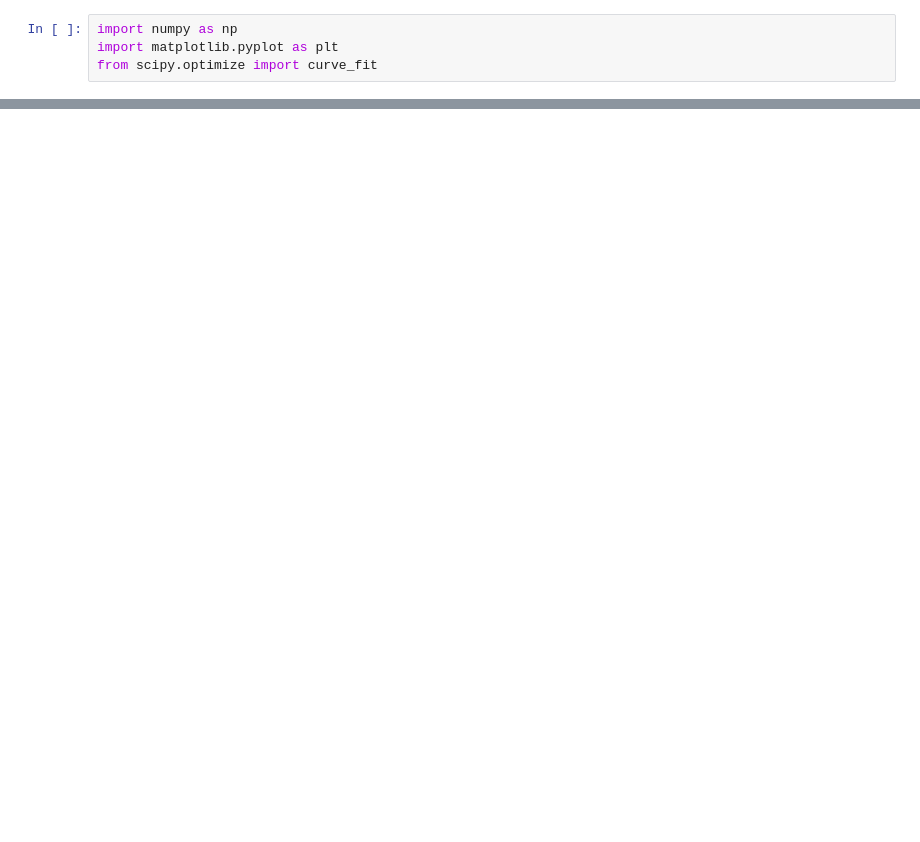
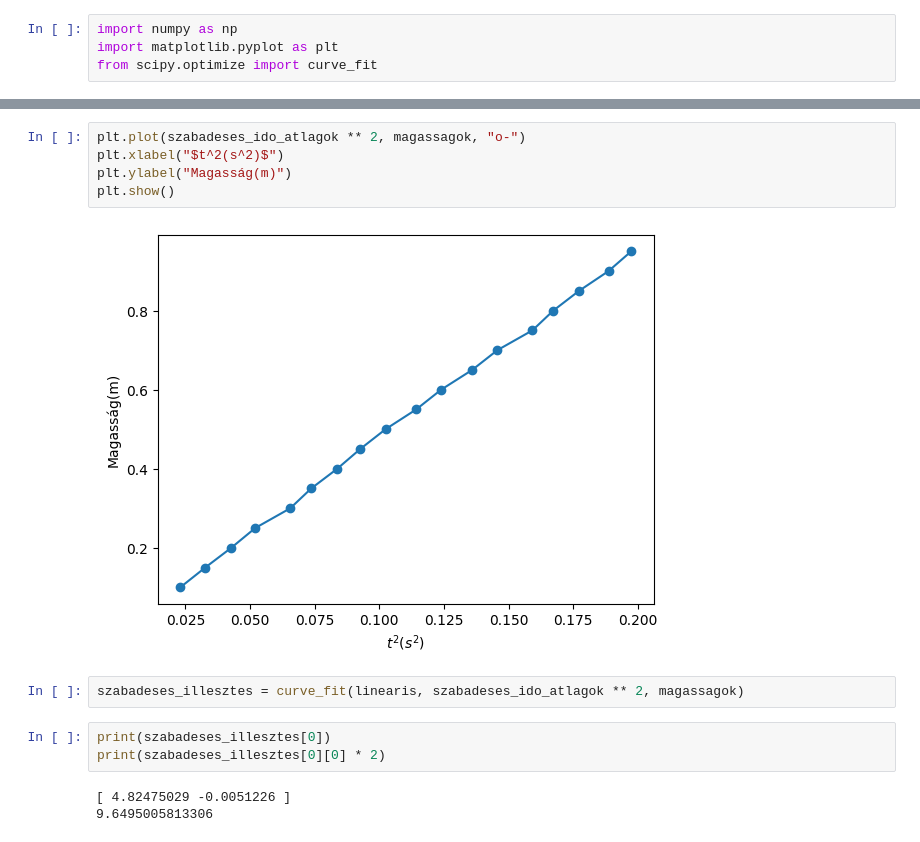
Before and after one commit to Pistikepova69/Alapmeresek, a Jupyter notebook: egyszeru_mozgasok/egyszeru_mozgasok.ipynb, the cells around one changed output, grey strips where cells are left out. Saved outputs shown, nothing was run; the diff lists cells and outputs as text; blank space fills up the shorter version.

```diff
--- a/egyszeru_mozgasok/egyszeru_mozgasok.ipynb
+++ b/egyszeru_mozgasok/egyszeru_mozgasok.ipynb
@@ -46,0 +81,15 @@ illesztes_pontossagok = np.array([1.000000, 0.999900, 1.000000, 1.000000, 0.9999
+# %%
+plt.plot(szabadeses_ido_atlagok ** 2, magassagok, "o-")
+plt.xlabel("$t^2(s^2)$")
+plt.ylabel("Magasság(m)")
+plt.show()
+# %% [output]
+[figure, added]
+# %%
+szabadeses_illesztes = curve_fit(linearis, szabadeses_ido_atlagok ** 2, magassagok)
+# %%
+print(szabadeses_illesztes[0])
+print(szabadeses_illesztes[0][0] * 2)
+# %% [output]
+[ 4.82475029 -0.0051226 ]
+9.6495005813306
```
Also changed, not shown: parts of 13 cells of this notebook, 12 other files.
